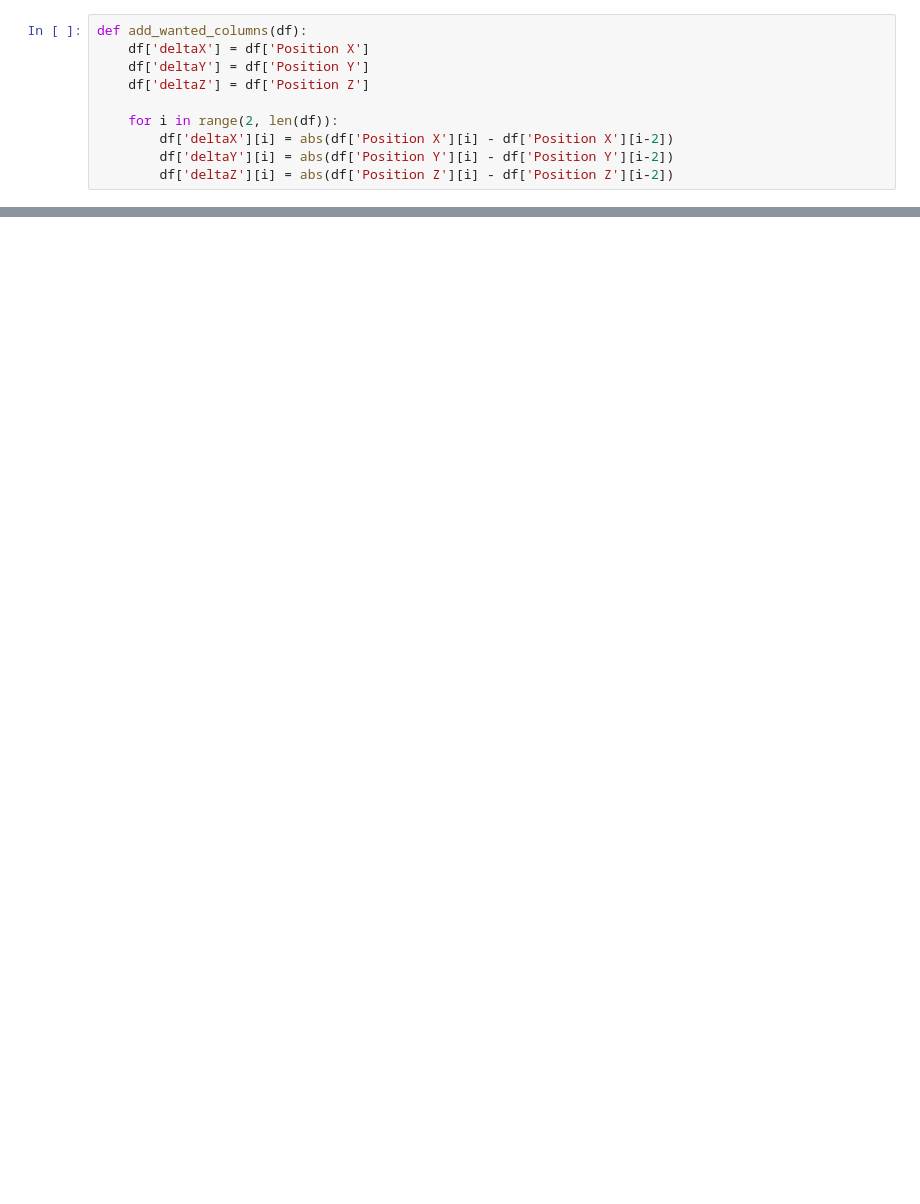
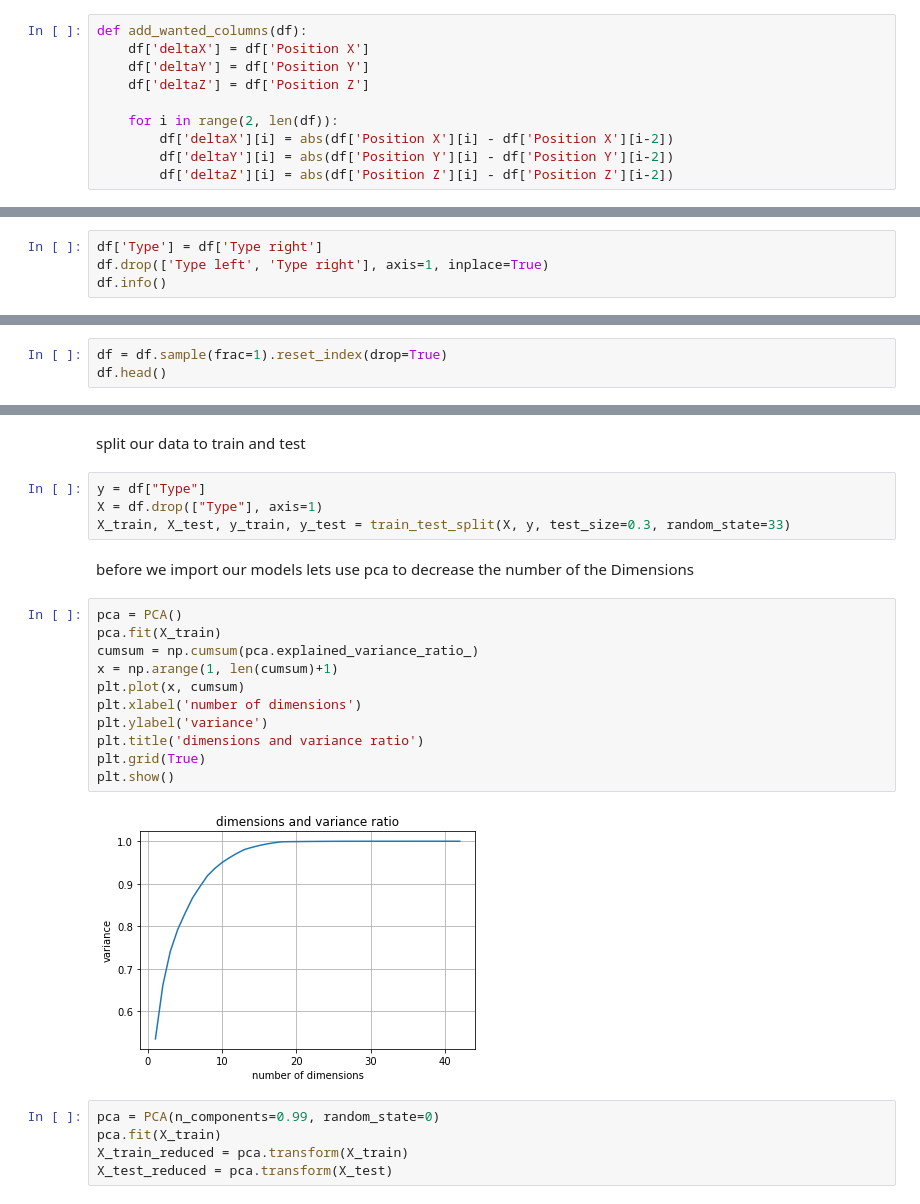
Before and after one commit to Matan-Hodadov/Fashion-mnist, a Jupyter notebook: Hands alignment/Hands alignment.ipynb, the cells around one changed output, grey strips where cells are left out. Drawn from its saved outputs; the diff is of its cells as text; blank space fills up the shorter version.

```diff
--- a/Hands alignment/Hands alignment.ipynb
+++ b/Hands alignment/Hands alignment.ipynb
@@ -140,0 +205,4 @@ memory usage: 1.0+ MB
+# %%
+df['Type'] = df['Type right']
+df.drop(['Type left', 'Type right'], axis=1, inplace=True)
+df.info()
@@ -140,0 +229,3 @@ memory usage: 1.0+ MB
+# %%
+df = df.sample(frac=1).reset_index(drop=True)
+df.head()
@@ -140,0 +240,26 @@ memory usage: 1.0+ MB
+# %% [markdown]
+split our data to train and test
+# %%
+y = df["Type"]
+X = df.drop(["Type"], axis=1)
+X_train, X_test, y_train, y_test = train_test_split(X, y, test_size=0.3, random_state=33)
+# %% [markdown]
+before we import our models lets use pca to decrease the number of the Dimensions
+# %%
+pca = PCA()
+pca.fit(X_train)
+cumsum = np.cumsum(pca.explained_variance_ratio_)
+x = np.arange(1, len(cumsum)+1)
+plt.plot(x, cumsum)
+plt.xlabel('number of dimensions')
+plt.ylabel('variance')
+plt.title('dimensions and variance ratio')
+plt.grid(True)
+plt.show()
+# %% [output]
+[figure, added]
+# %%
+pca = PCA(n_components=0.99, random_state=0)
+pca.fit(X_train)
+X_train_reduced = pca.transform(X_train)
+X_test_reduced = pca.transform(X_test)
```
Also changed, not shown: parts of 49 cells of this notebook.
